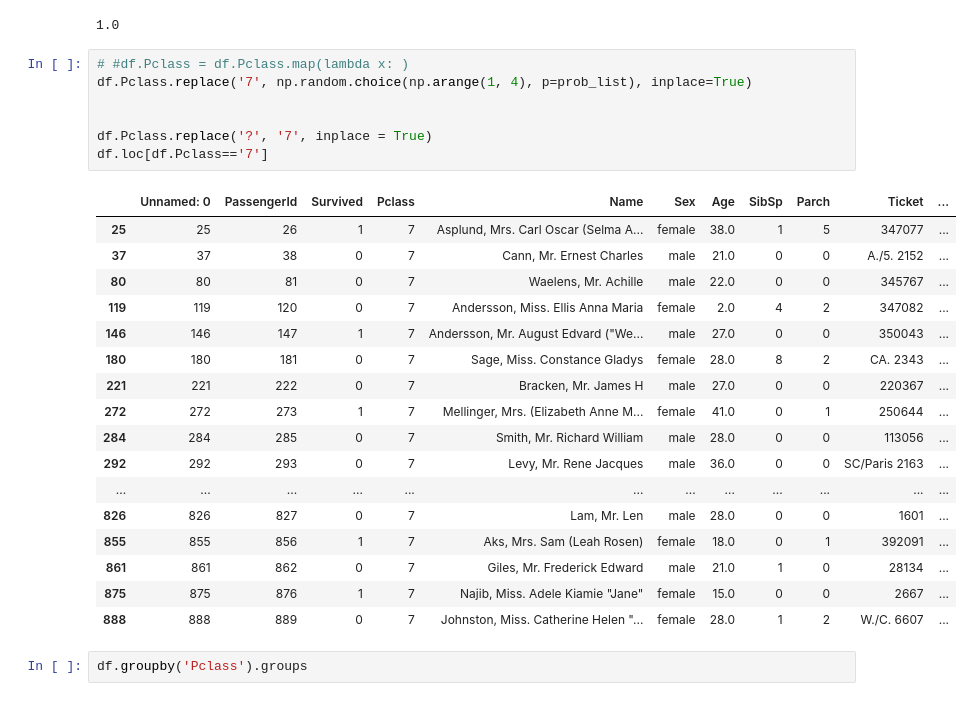
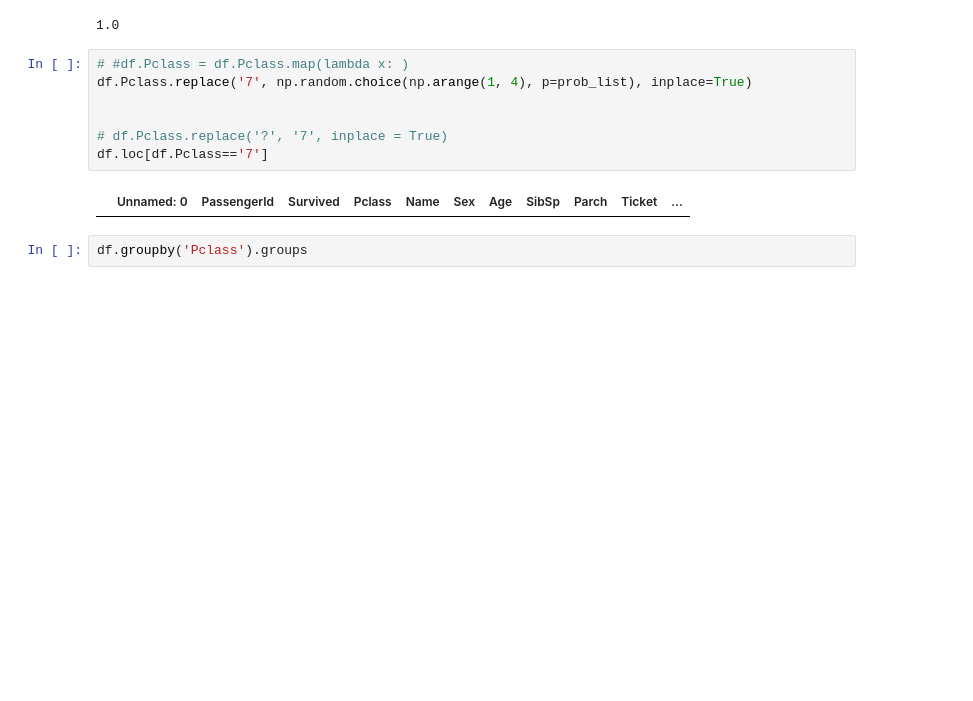
Before and after one commit to JoeDown/dsc-dealing-missing-data-lab-houston-ds-042219, a Jupyter notebook: index.ipynb, the cells around one changed output. Saved outputs shown, nothing was run; the diff lists cells and outputs as text; blank space fills up the shorter version.

```diff
--- a/index.ipynb
+++ b/index.ipynb
@@ -323,28 +323,12 @@ sum_
 # %%
 # #df.Pclass = df.Pclass.map(lambda x: )
 df.Pclass.replace('7', np.random.choice(np.arange(1, 4), p=prob_list), inplace=True)
 
 
-df.Pclass.replace('?', '7', inplace = True)
+# df.Pclass.replace('?', '7', inplace = True)
 df.loc[df.Pclass=='7']
 # %% [output]
 |  | Unnamed: 0 | PassengerId | Survived | Pclass | Name | Sex | Age | SibSp | Parch | Ticket | ... |
-| 25 | 25 | 26 | 1 | 7 | Asplund, Mrs. Carl Oscar (Selma A... | female | 38.0 | 1 | 5 | 347077 | ... |
-| 37 | 37 | 38 | 0 | 7 | Cann, Mr. Ernest Charles | male | 21.0 | 0 | 0 | A./5. 2152 | ... |
-| 80 | 80 | 81 | 0 | 7 | Waelens, Mr. Achille | male | 22.0 | 0 | 0 | 345767 | ... |
-| 119 | 119 | 120 | 0 | 7 | Andersson, Miss. Ellis Anna Maria | female | 2.0 | 4 | 2 | 347082 | ... |
-| 146 | 146 | 147 | 1 | 7 | Andersson, Mr. August Edvard ("We... | male | 27.0 | 0 | 0 | 350043 | ... |
-| 180 | 180 | 181 | 0 | 7 | Sage, Miss. Constance Gladys | female | 28.0 | 8 | 2 | CA. 2343 | ... |
-| 221 | 221 | 222 | 0 | 7 | Bracken, Mr. James H | male | 27.0 | 0 | 0 | 220367 | ... |
-| 272 | 272 | 273 | 1 | 7 | Mellinger, Mrs. (Elizabeth Anne M... | female | 41.0 | 0 | 1 | 250644 | ... |
-| 284 | 284 | 285 | 0 | 7 | Smith, Mr. Richard William | male | 28.0 | 0 | 0 | 113056 | ... |
-| 292 | 292 | 293 | 0 | 7 | Levy, Mr. Rene Jacques | male | 36.0 | 0 | 0 | SC/Paris 2163 | ... |
-| ... | ... | ... | ... | ... | ... | ... | ... | ... | ... | ... | ... |
-| 826 | 826 | 827 | 0 | 7 | Lam, Mr. Len | male | 28.0 | 0 | 0 | 1601 | ... |
-| 855 | 855 | 856 | 1 | 7 | Aks, Mrs. Sam (Leah Rosen) | female | 18.0 | 0 | 1 | 392091 | ... |
-| 861 | 861 | 862 | 0 | 7 | Giles, Mr. Frederick Edward | male | 21.0 | 1 | 0 | 28134 | ... |
-| 875 | 875 | 876 | 1 | 7 | Najib, Miss. Adele Kiamie "Jane" | female | 15.0 | 0 | 0 | 2667 | ... |
-| 888 | 888 | 889 | 0 | 7 | Johnston, Miss. Catherine Helen "... | female | 28.0 | 1 | 2 | W./C. 6607 | ... |
 # %%
 df.groupby('Pclass').groups
 # %% [output]
```
